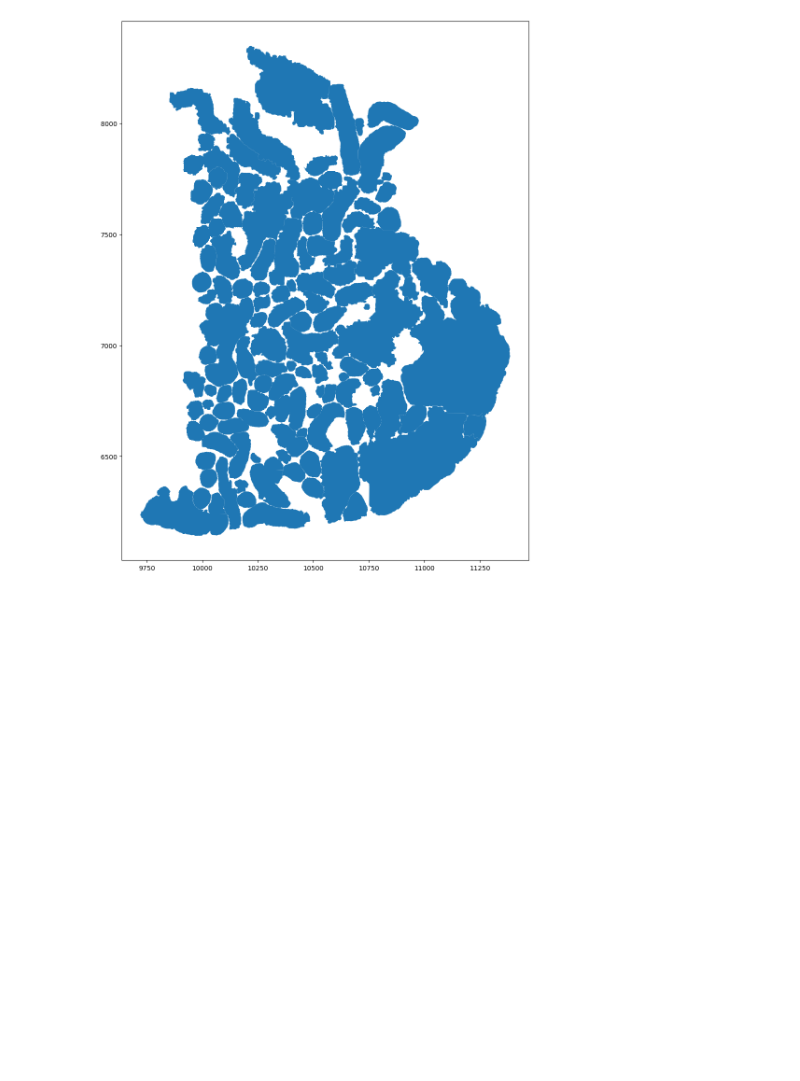
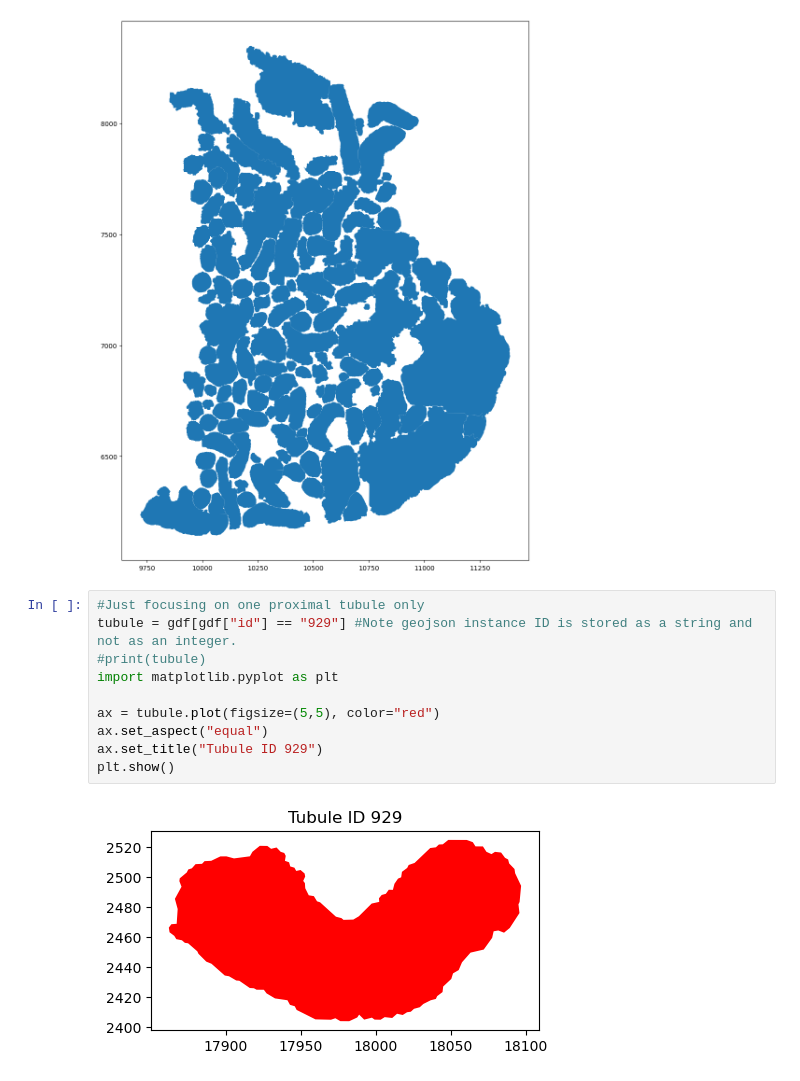
Before and after one commit to ssingh95jhu/Correlation_Kidney_Structure_Molecular_Presentation, a Jupyter notebook: Load_geojsons.ipynb, the cells around one changed output. Cells and saved outputs as stored; diff of their text form; blank space fills up the shorter version.

```diff
--- a/Load_geojsons.ipynb
+++ b/Load_geojsons.ipynb
@@ -42,3 +42,15 @@ subset.plot(figsize=(15,15))
 # %% [output]
 <Axes: >
 [figure]
+# %%
+#Just focusing on one proximal tubule only
+tubule = gdf[gdf["id"] == "929"] #Note geojson instance ID is stored as a string and not as an integer.
+#print(tubule)
+import matplotlib.pyplot as plt
+
+ax = tubule.plot(figsize=(5,5), color="red")
+ax.set_aspect("equal")
+ax.set_title("Tubule ID 929")
+plt.show()
+# %% [output]
+[figure, added]
```
Also changed, not shown: parts of 5 cells of this notebook.
